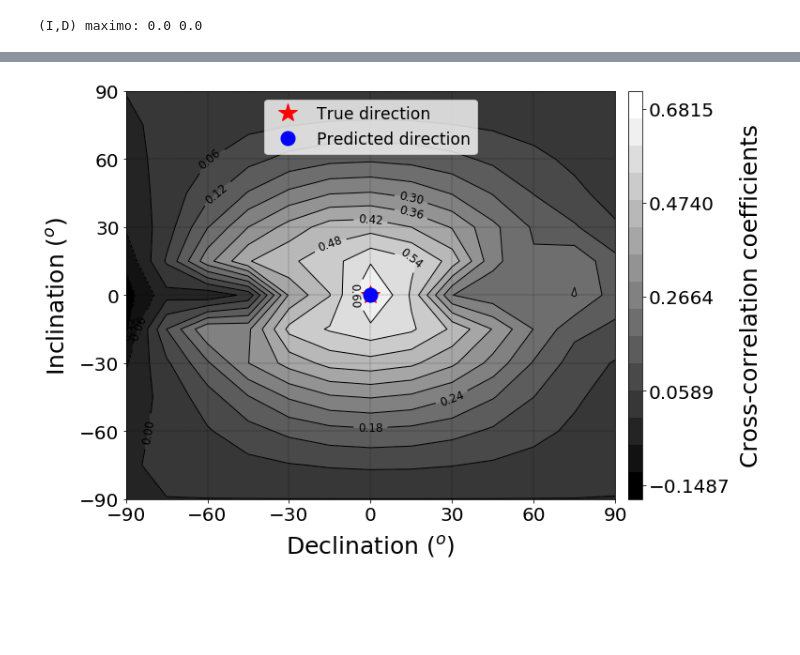
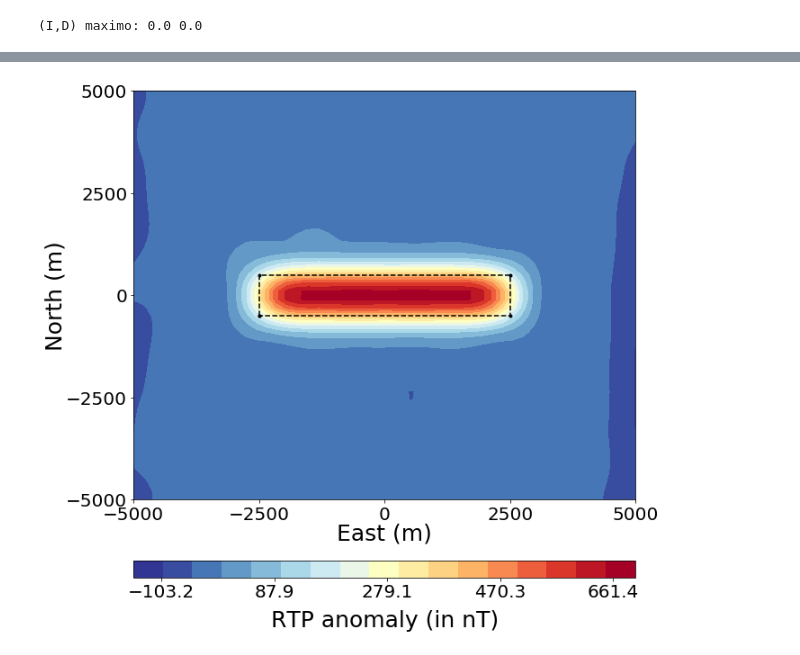
Before and after one commit to nelsondelimar/master, a Jupyter notebook: manuscript_correlation_R1/manuscript-simpletest.ipynb, the cells around one changed output, grey strips where cells are left out. Drawn from its saved outputs; the diff is of its cells as text; code cells hidden in the pictures; blank space fills up the shorter version.

```diff
--- a/manuscript_correlation_R1/manuscript-simpletest.ipynb
+++ b/manuscript_correlation_R1/manuscript-simpletest.ipynb
@@ -499,0 +834,3 @@ pyplot.show()
+# %%
+# Apply the RTP by using the encountered direction
+rtp_test = equivalentlayer.rtp_layer(mydata, shape, mylayer, shapel, 0.0001, incf, decf, incm, decm)
@@ -500,28 +841,22 @@ pyplot.show()
 # %%
-# Plot the contour map of cross-correlation coefficients
-pyplot.figure(figsize=(10,8))
-ccfd = pyplot.contour(dec, inc, res_sd, 15, colors = 'k', linestyle = 'solid', linewidths = 1.)
-pyplot.clabel(ccfd,  inline = 1, fontsize = 12, fmt = '%1.2f')
+# Plotting the contour map
+pyplot.figure(figsize=(10,10))
 
-csfd = pyplot.contourf(dec, inc, res_sd, 15, vmin = res_sd.min(), vmax = res_sd.max(), cmap = pyplot.cm.gray, alpha = 1)
-cb = pyplot.colorbar(csfd, shrink = 1., aspect = 30, fraction = 0.04, orientation = 'vertical', pad = 0.025)
-cb.set_ticks(numpy.linspace(res_sd.min(), res_sd.max(), 5))
-cb.set_clim(res_sd.min(), res_sd.max())
-cb.set_label('Cross-correlation coefficients', fontsize = 25, labelpad = 10)
+cs1 = pyplot.contourf(yo.reshape(shape), xo.reshape(shape), rtp_test.reshape(shape),
+                15, vmin = rtp_test.min(), vmax = rtp_test.max(), cmap = pyplot.cm.RdYlBu_r, )
+cb = pyplot.colorbar(cs1, shrink = 1., aspect = 30, fraction = 0.04, orientation = 'horizontal', pad = 0.125)
+plot.draw_prism(dikemodel[:4], linewidth = 1., style = '.--k',  xy2ne=True)
+cb.set_ticks(numpy.linspace(rtp_test.min(), rtp_test.max(), 5))
+cb.set_clim(rtp_test.min(), rtp_test.max())
+cb.set_label('RTP anomaly (in nT)', fontsize = 25, labelpad = 10)
 cb.ax.tick_params(labelsize = 20)
-pyplot.plot(decs, incs, 'r*', label = 'True direction', markersize = 20)
-pyplot.plot(decm, incm, 'bo', label = 'Predicted direction', markersize = 15)
-pyplot.xlabel('Declination $(^o)$', fontsize = 25, labelpad = 10)
-pyplot.ylabel('Inclination $(^o)$', fontsize = 25, labelpad = 10)
-pyplot.xticks(numpy.linspace(dec.min(), dec.max(), 7), fontsize = 20)
-pyplot.yticks(numpy.linspace(inc.min(), inc.max(), 7), fontsize = 20)
-pyplot.xlim(dec.min(), dec.max())
-pyplot.ylim(inc.min(), inc.max())
-pyplot.legend(loc = 'upper center', fontsize = 'xx-large')
-pyplot.grid(color = 'k', linestyle='--', linewidth = 0.25)
+pyplot.xlabel('East (m)', fontsize = 25, labelpad = 0)
+pyplot.ylabel('North (m)', fontsize = 25, labelpad = 0)
+pyplot.xticks(numpy.linspace(yo.min(), yo.max(), 5), fontsize = 20)
+pyplot.yticks(numpy.linspace(xo.min(), xo.max(), 5), fontsize = 20)
 
-pyplot.savefig('figs/ccsd-r1.png', dpi = 300, bbox_inches = 'tight', transparent = True)
-pyplot.savefig('figs/ccsd-r1.pdf', dpi = 300, bbox_inches = 'tight', transparent = True)
+pyplot.savefig('figs/review04a-rtp-r1.png', dpi = 300, bbox_inches = 'tight', transparent = True)
+pyplot.savefig('figs/review04a-rtp-r1.pdf', dpi = 300, bbox_inches = 'tight', transparent = True)
 pyplot.show()
 # %% [output]
-[figure, old version]
+[figure, new version]
```
Also changed, not shown: parts of 45 cells of this notebook.
